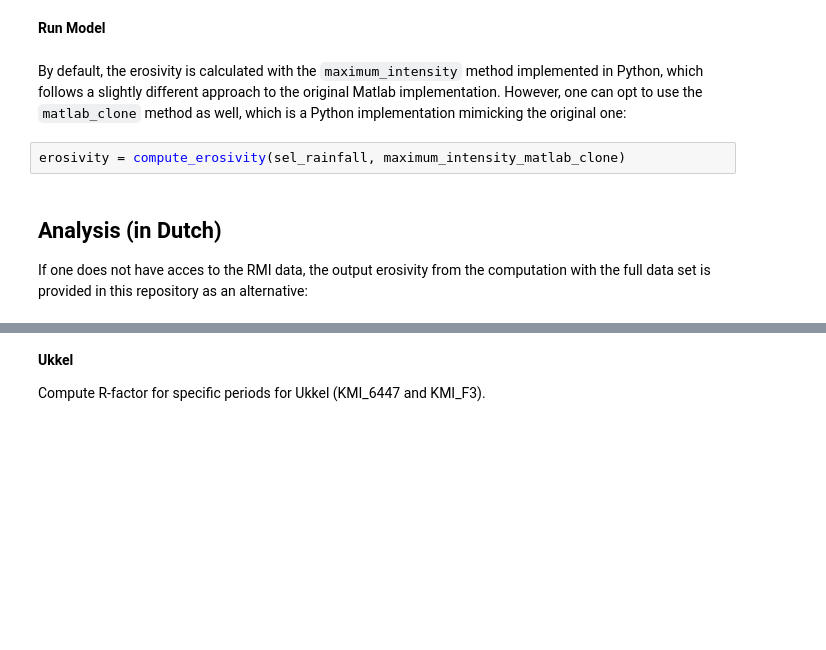
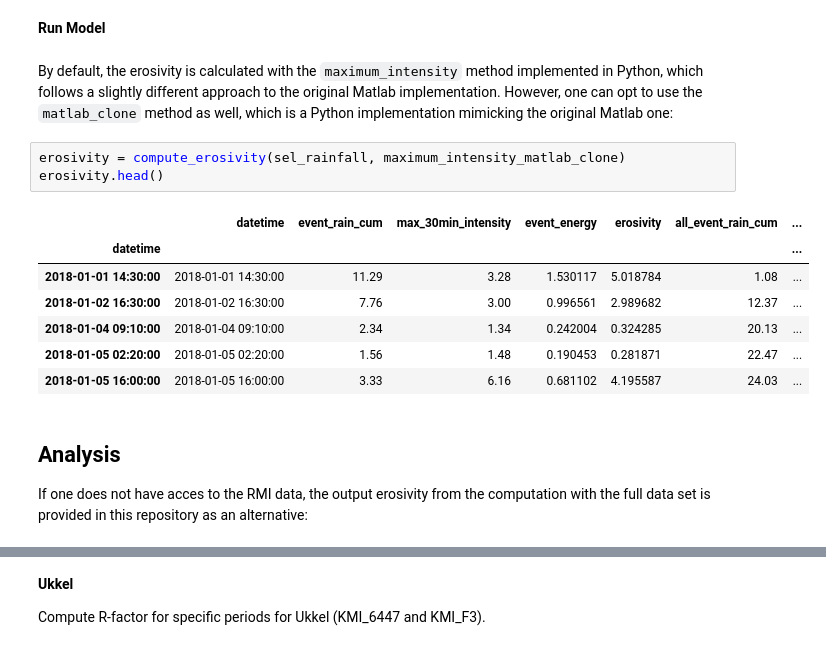
Before and after one commit to watem-sedem/rfactor, a Jupyter notebook: docs/notebooks/analysis_flanders.ipynb, the cells around one changed output, grey strips where cells are left out. Saved outputs shown, nothing was run; the diff lists cells and outputs as text; blank space fills up the shorter version.

```diff
--- a/docs/notebooks/analysis_flanders.ipynb
+++ b/docs/notebooks/analysis_flanders.ipynb
@@ -82,11 +91,20 @@ sel_rainfall
 # %% [markdown]
 **Run Model**
 # %% [markdown]
-By default, the erosivity is calculated with the `maximum_intensity` method implemented in Python, which follows a slightly different approach to the original Matlab implementation. However, one can opt to use the `matlab_clone` method as well, which is a Python implementation mimicking the original one:
+By default, the erosivity is calculated with the `maximum_intensity` method implemented in Python, which follows a slightly different approach to the original Matlab implementation. However, one can opt to use the `matlab_clone` method as well, which is a Python implementation mimicking the original Matlab one:
 # %%
 erosivity = compute_erosivity(sel_rainfall, maximum_intensity_matlab_clone)
+erosivity.head()
+# %% [output]
+|  | datetime | event_rain_cum | max_30min_intensity | event_energy | erosivity | all_event_rain_cum | ... |
+| datetime |  |  |  |  |  |  | ... |
+| 2018-01-01 14:30:00 | 2018-01-01 14:30:00 | 11.29 | 3.28 | 1.530117 | 5.018784 | 1.08 | ... |
+| 2018-01-02 16:30:00 | 2018-01-02 16:30:00 | 7.76 | 3.00 | 0.996561 | 2.989682 | 12.37 | ... |
+| 2018-01-04 09:10:00 | 2018-01-04 09:10:00 | 2.34 | 1.34 | 0.242004 | 0.324285 | 20.13 | ... |
+| 2018-01-05 02:20:00 | 2018-01-05 02:20:00 | 1.56 | 1.48 | 0.190453 | 0.281871 | 22.47 | ... |
+| 2018-01-05 16:00:00 | 2018-01-05 16:00:00 | 3.33 | 6.16 | 0.681102 | 4.195587 | 24.03 | ... |
 # %% [markdown]
-## Analysis (in Dutch)
+## Analysis
 
 If one does not have acces to the RMI data, the output erosivity from the computation with the full data set is provided in this repository as an alternative:
 # %%
```
Also changed, not shown: parts of 19 cells of this notebook.
